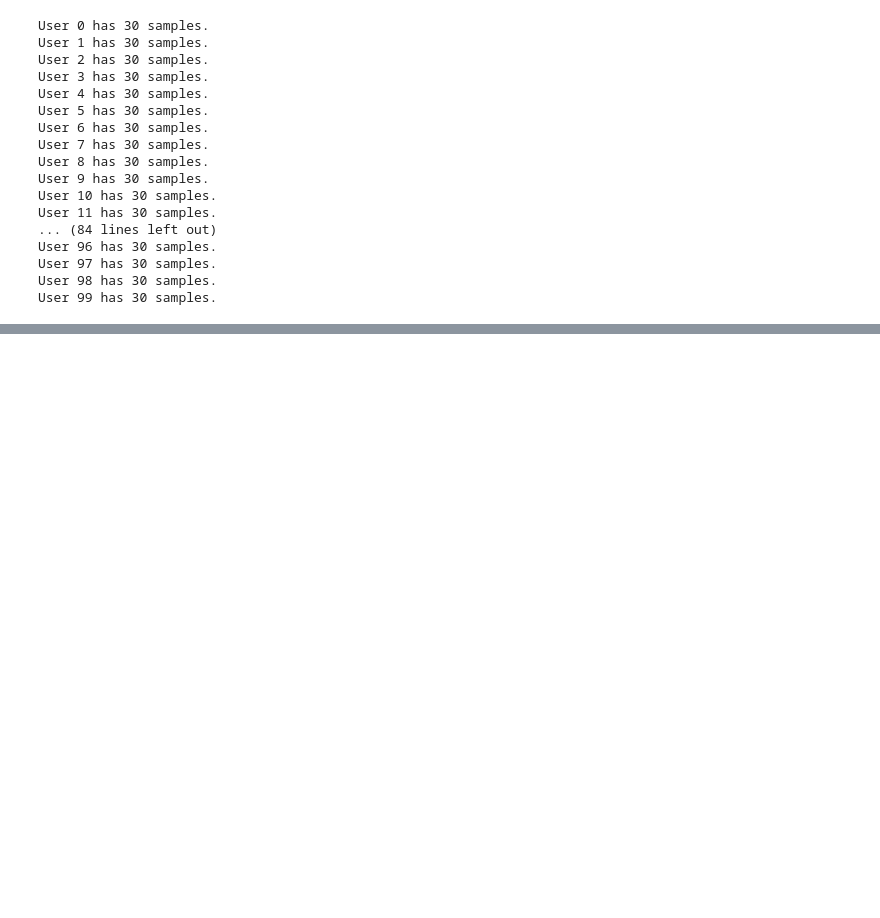
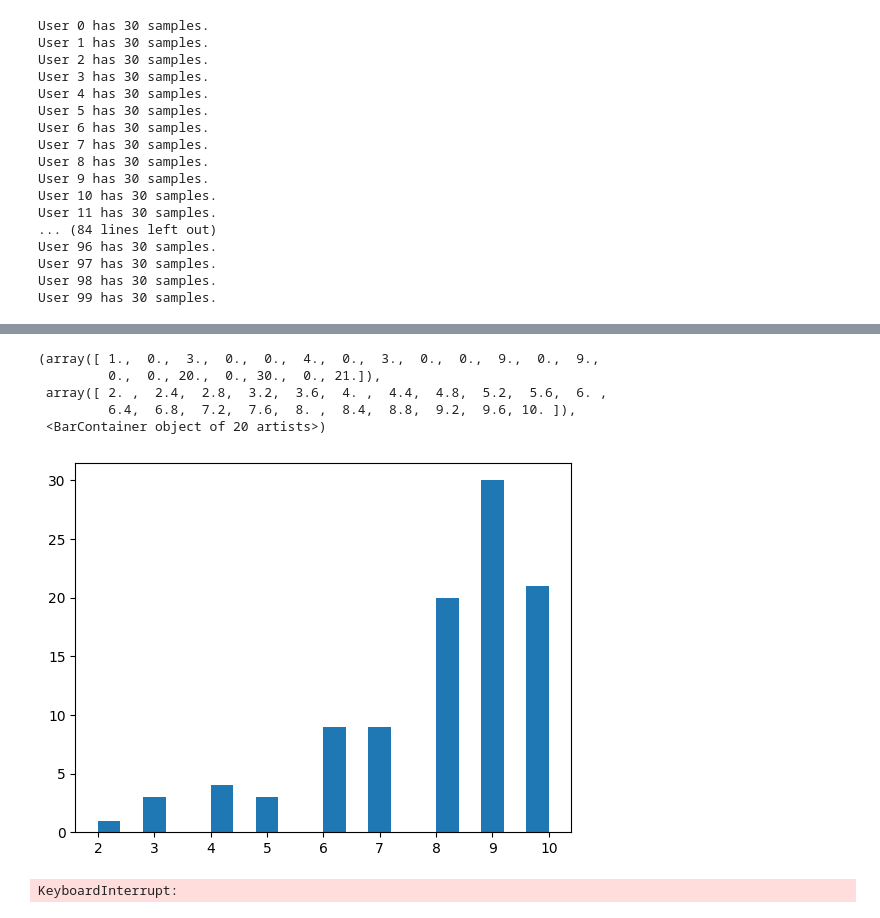
Before and after one commit to Alex-Nygaard/research-project, a Jupyter notebook: distribution.ipynb, the cells around one changed output, grey strips where cells are left out. Cells and saved outputs as stored; diff of their text form; code cells hidden in the pictures; blank space fills up the shorter version.

```diff
--- a/distribution.ipynb
+++ b/distribution.ipynb
@@ -53,13 +55,14 @@ User 97 has 30 samples.
 User 98 has 30 samples.
 User 99 has 30 samples.
 # %%
-from niid_bench.niid_bench.dataset import load_datasets
+from data.noniid_load_dataset import load_datasets
 
-train_datasets, test_datasets, valid_set, datasets = load_datasets({
+train_datasets, test_datasets, valid_set = load_datasets({
     "partitioning": "dirichlet",
     "similarity": 0.01,
-    "name": "mnist",
-    "alpha": 1,
-    "batch_size": 32,
-}, 100)
+    "name": "cifar10",
+    "alpha": 0.5,
+    "batch_sizes": [32] * 100,
+    "labels_per_client": 2,
+}, 100, seed=1)
 # %% [output]
@@ -131,0 +156,16 @@ plt.hist([len(dataset) for dataset in datasets], bins=20)
+# %%
+import matplotlib.pyplot as plt
+plt.hist([len(set([example[1] for example in dl.dataset])) for dl in train_datasets], bins=20)
+# %% [output]
+(array([ 1.,  0.,  3.,  0.,  0.,  4.,  0.,  3.,  0.,  0.,  9.,  0.,  9.,
+         0.,  0., 20.,  0., 30.,  0., 21.]),
+ array([ 2. ,  2.4,  2.8,  3.2,  3.6,  4. ,  4.4,  4.8,  5.2,  5.6,  6. ,
+         6.4,  6.8,  7.2,  7.6,  8. ,  8.4,  8.8,  9.2,  9.6, 10. ]),
+ <BarContainer object of 20 artists>)
+[figure, added]
+# %%
+for dl in train_datasets:
+    if len(set([example[1] for example in dl.dataset])) <= 7:
+        print(len(dl.dataset))
+# %% [output]
+KeyboardInterrupt:
```
Also changed, not shown: parts of 18 cells of this notebook, 13 other files.
